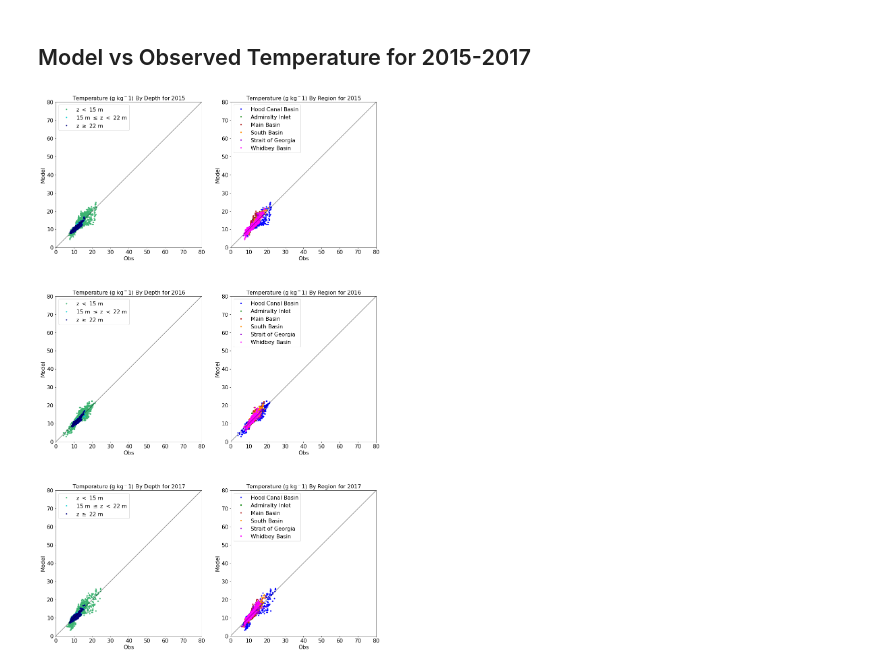
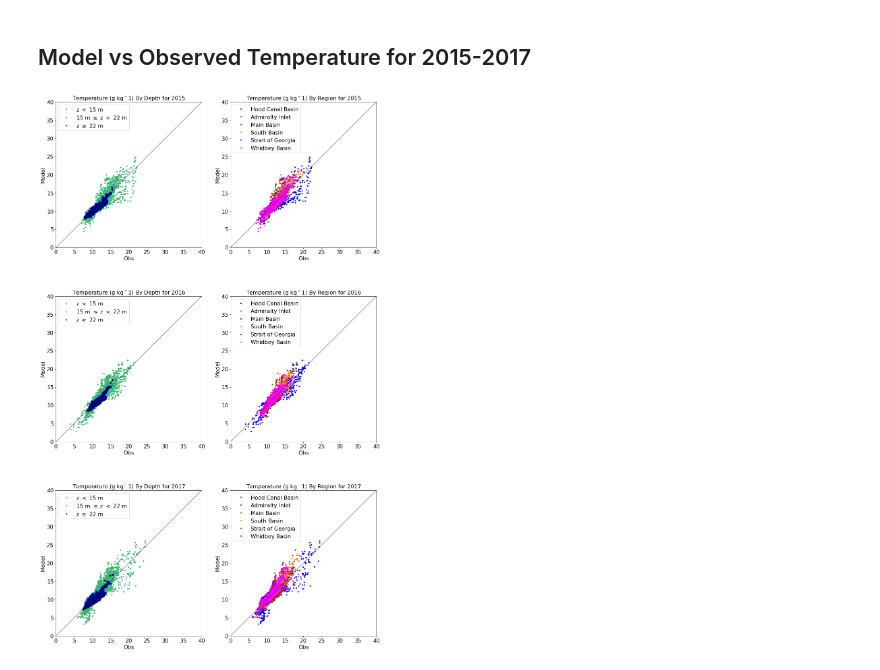
Before and after one commit to SalishSeaCast/analysis-keegan, a Jupyter notebook: notebooks/Evaluations/CTD_By_Year.ipynb, the cells around one changed output. Saved outputs shown, nothing was run; the diff lists cells and outputs as text; code cells hidden in the pictures.

```diff
--- a/notebooks/Evaluations/CTD_By_Year.ipynb
+++ b/notebooks/Evaluations/CTD_By_Year.ipynb
@@ -348,7 +350,7 @@ multi_depreg_graph(3,(17,30),(0,40),years,obsvar,modvar,'Salinity')
 # %%
 obsvar='CT'
 modvar='mod_votemper'
 
-multi_depreg_graph(3,(17,30),(0,80),years,obsvar,modvar,'Temperature')
+multi_depreg_graph(3,(17,30),(0,40),years,obsvar,modvar,'Temperature')
 # %% [output]
-[figure, old version]
+[figure, new version]
```
Also changed, not shown: parts of 1 cell of this notebook, 6 other files.
